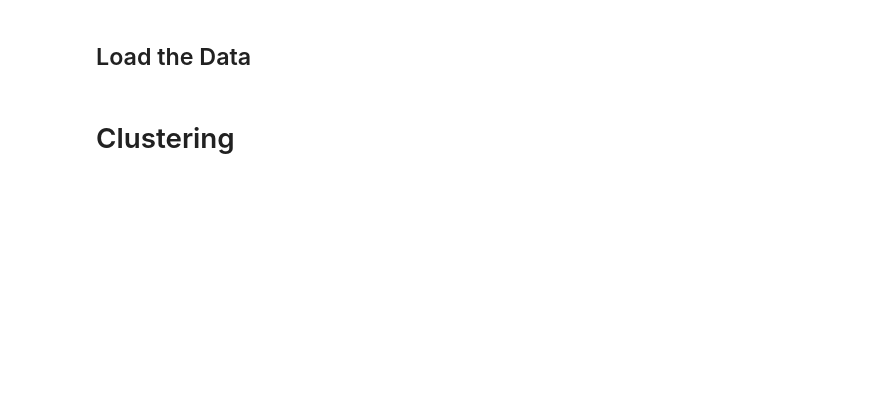
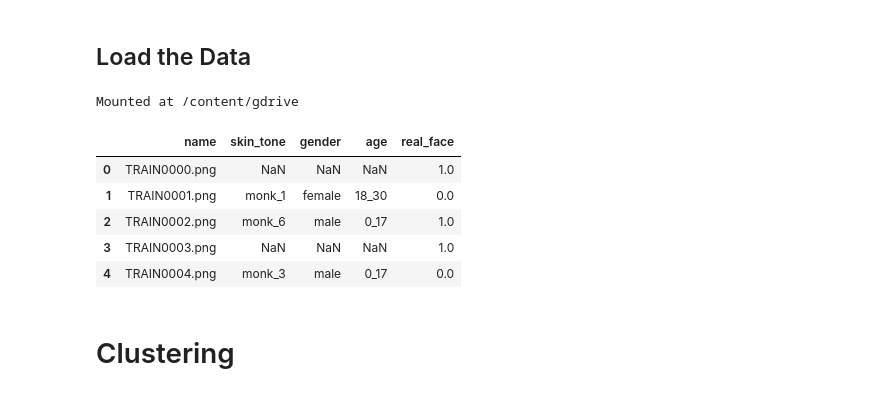
Before and after one commit to am-bean/face_recognition_bounty, a Jupyter notebook: jonathan-failed-clustering.ipynb, the cells around one changed output. Saved outputs shown, nothing was run; the diff lists cells and outputs as text; code cells hidden in the pictures; blank space fills up the shorter version.

```diff
--- a/jonathan-failed-clustering.ipynb
+++ b/jonathan-failed-clustering.ipynb
@@ -41,3 +39,8 @@ def disparity_score(ytrue, ypred):
     return max(all_acc) - min(all_acc)
 # %% [markdown]
 ## Load the Data
+# %%
+from google.colab import drive
+drive.mount('/content/gdrive')
+# %% [output]
+Mounted at /content/gdrive
@@ -44,11 +49,16 @@ def disparity_score(ytrue, ypred):
 # %%
 # load data
 LOADPATH = './train/'
 SAVEPATH = './models/'
-df = pd.read_csv(LOADPATH+'labels.csv')
-df = df[df["real_face"]=='1']
-df_cluster = df[df["real_face"]=='1']
-df_labeled = df[df["real_face"]=='1']
+df = pd.read_csv('labels.csv')
+df.head()
+# %% [output]
+|  | name | skin_tone | gender | age | real_face |
+| 0 | TRAIN0000.png | NaN | NaN | NaN | 1.0 |
+| 1 | TRAIN0001.png | monk_1 | female | 18_30 | 0.0 |
+| 2 | TRAIN0002.png | monk_6 | male | 0_17 | 1.0 |
+| 3 | TRAIN0003.png | NaN | NaN | NaN | 1.0 |
+| 4 | TRAIN0004.png | monk_3 | male | 0_17 | 0.0 |
 # %% [markdown]
 # Clustering
 # %%
```
Also changed, not shown: parts of 11 cells of this notebook.
